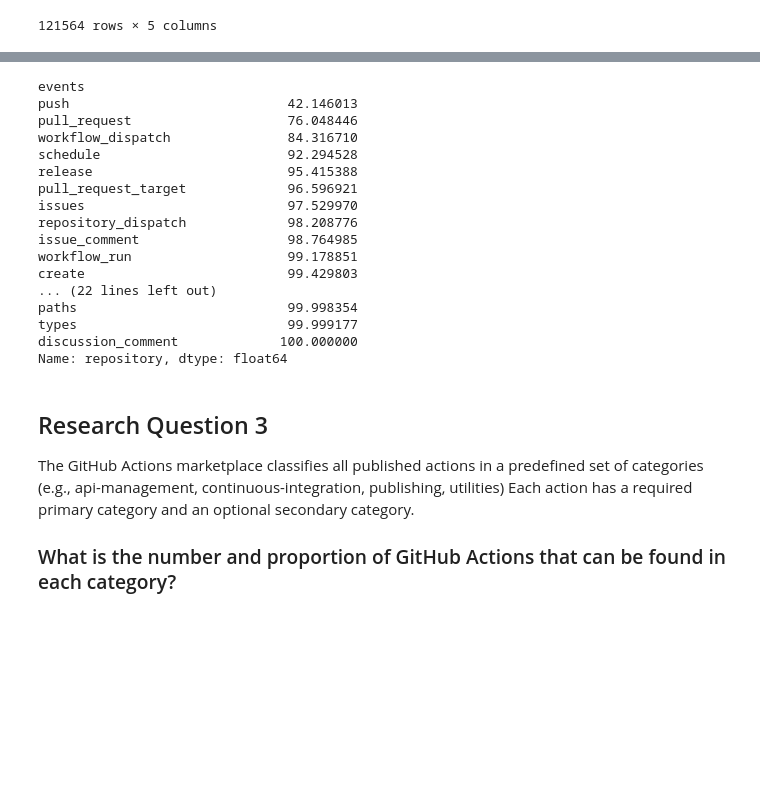
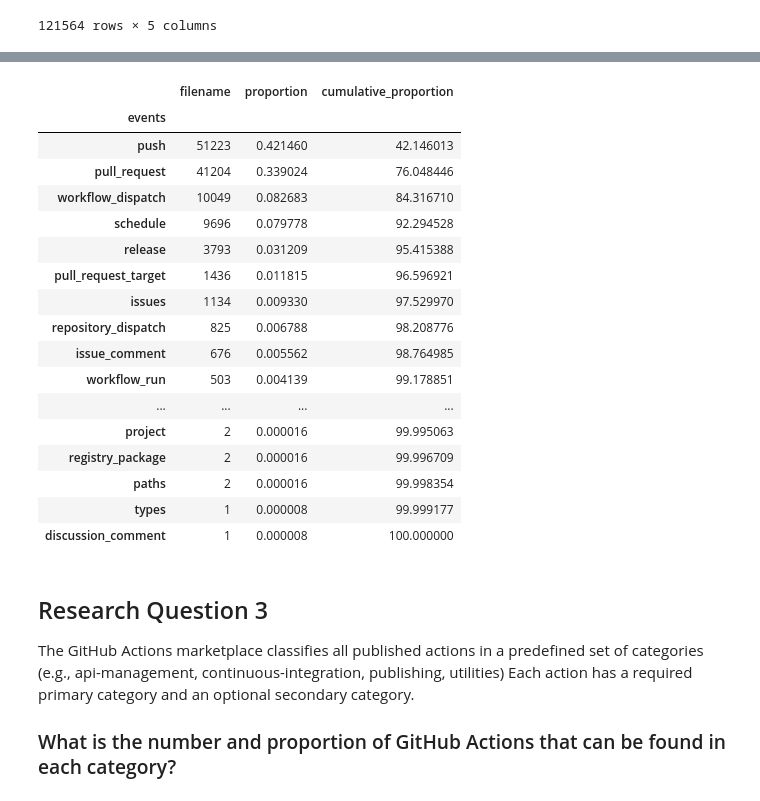
Before and after one commit to GuillaumeKerckhofs/data-analysis, a Jupyter notebook: notebooks/questions.ipynb, the cells around one changed output, grey strips where cells are left out. Drawn from its saved outputs; the diff is of its cells as text; code cells hidden in the pictures; blank space fills up the shorter version.

```diff
--- a/notebooks/questions.ipynb
+++ b/notebooks/questions.ipynb
@@ -147,5 +152,6 @@ df_explode
 | 70277 | zzzm/hostsx | main.yml | Deploy | workflow_dispatch | 1 |
 121564 rows × 5 columns
 # %%
-df_explode.groupby(['events']).count()['repository']
+df_grouped = df_explode.groupby(['events']).count()[['filename']]
+df_grouped
 # %% [output]
@@ -169,4 +176,6 @@ Name: repository, dtype: int64
 # %%
-proportion = df_explode.groupby(['events']).count()['repository']/df_explode.groupby(['events']).count()['repository'].sum()*100
-proportion.sort_values(ascending=False)
+df_grouped['proportion'] = df_grouped/ df_grouped.sum()
+
+df_grouped = df_grouped.sort_values(by="proportion", ascending=False)
+df_grouped
 # %% [output]
@@ -190,24 +200,25 @@ Name: repository, dtype: float64
-# %%
-cumulative_proportion = proportion.sort_values(ascending=False).cumsum()
-cumulative_proportion
-# %% [output]
-events
-push                            42.146013
-pull_request                    76.048446
-workflow_dispatch               84.316710
-schedule                        92.294528
-release                         95.415388
-pull_request_target             96.596921
-issues                          97.529970
-repository_dispatch             98.208776
-issue_comment                   98.764985
-workflow_run                    99.178851
-create                          99.429803
-... (22 lines left out)
-paths                           99.998354
-types                           99.999177
-discussion_comment             100.000000
-Name: repository, dtype: float64
+# %%
+df_grouped['cumulative_proportion'] =100 * (df_grouped['proportion'].cumsum()/df_grouped['proportion'].sum())
+df_grouped
+# %% [output]
+|  | filename | proportion | cumulative_proportion |
+| events |  |  |  |
+| push | 51223 | 0.421460 | 42.146013 |
+| pull_request | 41204 | 0.339024 | 76.048446 |
+| workflow_dispatch | 10049 | 0.082683 | 84.316710 |
+| schedule | 9696 | 0.079778 | 92.294528 |
+| release | 3793 | 0.031209 | 95.415388 |
+| pull_request_target | 1436 | 0.011815 | 96.596921 |
+| issues | 1134 | 0.009330 | 97.529970 |
+| repository_dispatch | 825 | 0.006788 | 98.208776 |
+| issue_comment | 676 | 0.005562 | 98.764985 |
+| workflow_run | 503 | 0.004139 | 99.178851 |
+| ... | ... | ... | ... |
+| project | 2 | 0.000016 | 99.995063 |
+| registry_package | 2 | 0.000016 | 99.996709 |
+| paths | 2 | 0.000016 | 99.998354 |
+| types | 1 | 0.000008 | 99.999177 |
+| discussion_comment | 1 | 0.000008 | 100.000000 |
 # %% [markdown]
 ## Research Question 3
 
```
Also changed, not shown: parts of 8 cells of this notebook.
